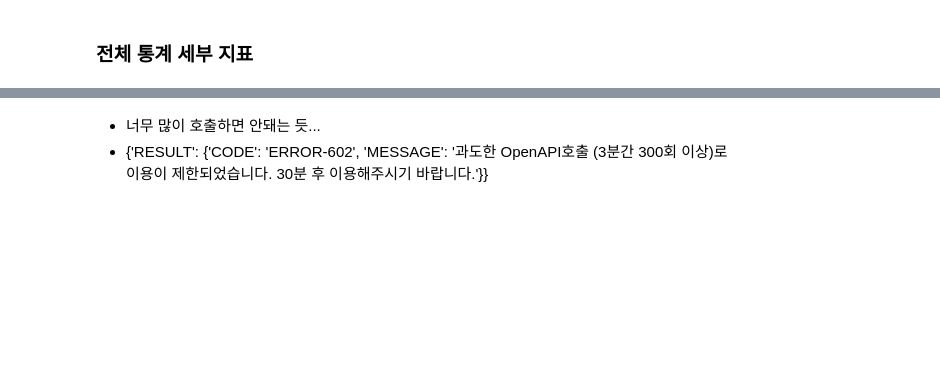
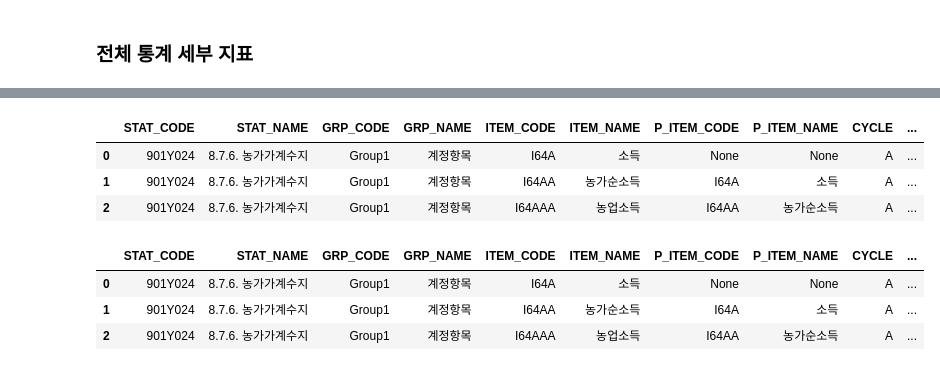
Before and after one commit to jmlee8939/ecos_api_loader, a Jupyter notebook: note.ipynb, the cells around one changed output, grey strips where cells are left out. Saved outputs shown, nothing was run; the diff lists cells and outputs as text; code cells hidden in the pictures; blank space fills up the shorter version.

```diff
--- a/note.ipynb
+++ b/note.ipynb
@@ -242,7 +273,10 @@ for stats_code in stats_codes:
         print(f"Error: {response.status_code}, {response.text}")
 
     idx_no += 1
-    if idx_no % 10 == 0:
+    if idx_no % 100 == 0:
         print(idx_no, len(stats_list))
-    stats_list = stats_list + data['StatisticItemList']['row']
+        time.sleep(60)
+
+    try : stats_list = stats_list + data['StatisticItemList']['row']
+    except : pass
 # %% [output]
@@ -270,2 +288,2 @@ stats_list
 # %%
-pd.DataFrame(stats_list)
+stats_df = pd.DataFrame(stats_list)
@@ -286,3 +290,7 @@ pd.DataFrame(stats_list)
-# %% [markdown]
-- 너무 많이 호출하면 안돼는 듯...
-- {'RESULT': {'CODE': 'ERROR-602', 'MESSAGE': '과도한 OpenAPI호출 (3분간 300회 이상)로 이용이 제한되었습니다. 30분 후 이용해주시기 바랍니다.'}}
+# %%
+stats_df.head(3)
+# %% [output]
+|  | STAT_CODE | STAT_NAME | GRP_CODE | GRP_NAME | ITEM_CODE | ITEM_NAME | P_ITEM_CODE | P_ITEM_NAME | CYCLE | ... |
+| 0 | 901Y024 | 8.7.6. 농가가계수지 | Group1 | 계정항목 | I64A | 소득 | None | None | A | ... |
+| 1 | 901Y024 | 8.7.6. 농가가계수지 | Group1 | 계정항목 | I64AA | 농가순소득 | I64A | 소득 | A | ... |
+| 2 | 901Y024 | 8.7.6. 농가가계수지 | Group1 | 계정항목 | I64AAA | 농업소득 | I64AA | 농가순소득 | A | ... |
@@ -288,0 +303,7 @@ pd.DataFrame(stats_list)
+# %%
+stats_df_load.head(3)
+# %% [output]
+|  | STAT_CODE | STAT_NAME | GRP_CODE | GRP_NAME | ITEM_CODE | ITEM_NAME | P_ITEM_CODE | P_ITEM_NAME | CYCLE | ... |
+| 0 | 901Y024 | 8.7.6. 농가가계수지 | Group1 | 계정항목 | I64A | 소득 | None | None | A | ... |
+| 1 | 901Y024 | 8.7.6. 농가가계수지 | Group1 | 계정항목 | I64AA | 농가순소득 | I64A | 소득 | A | ... |
+| 2 | 901Y024 | 8.7.6. 농가가계수지 | Group1 | 계정항목 | I64AAA | 농업소득 | I64AA | 농가순소득 | A | ... |
```
Also changed, not shown: parts of 10 cells of this notebook, 2 other files.
